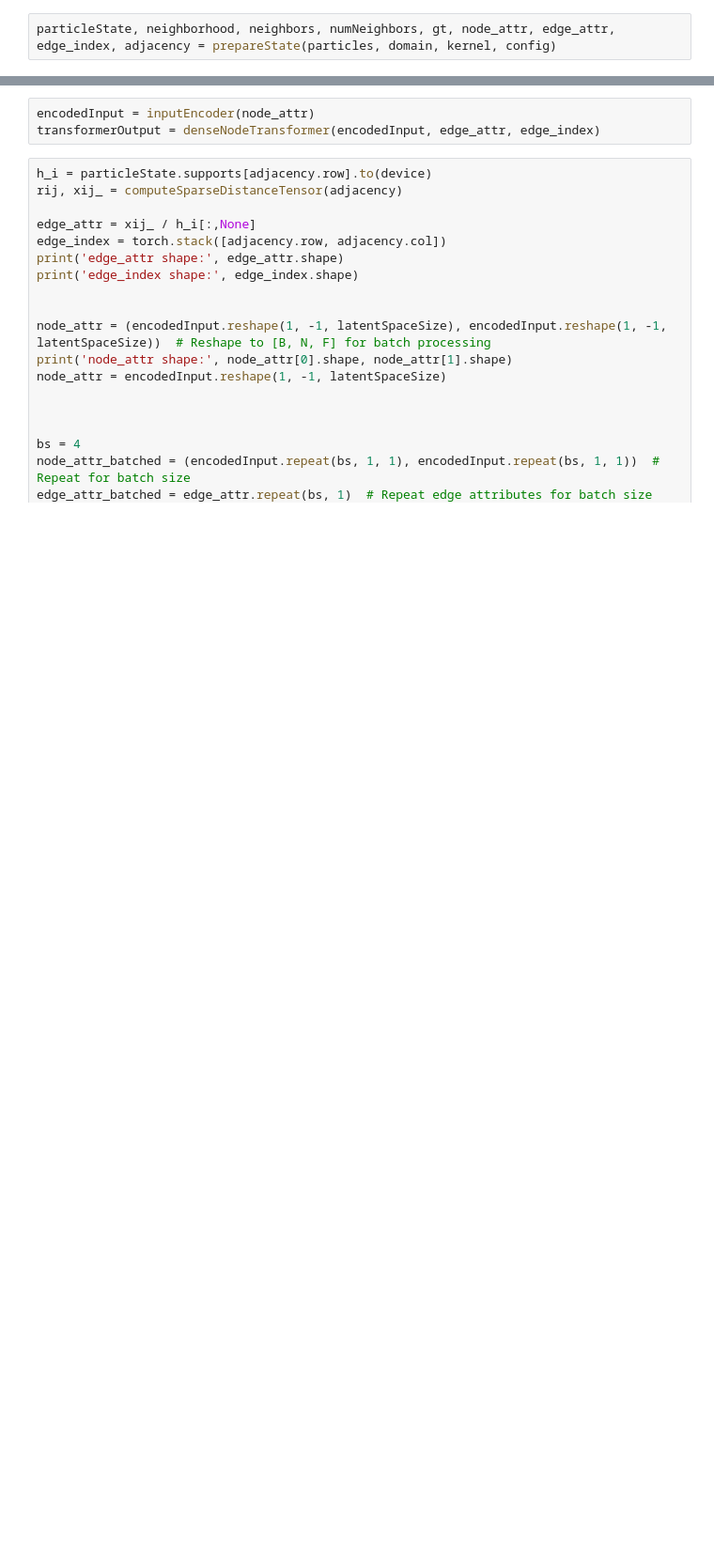
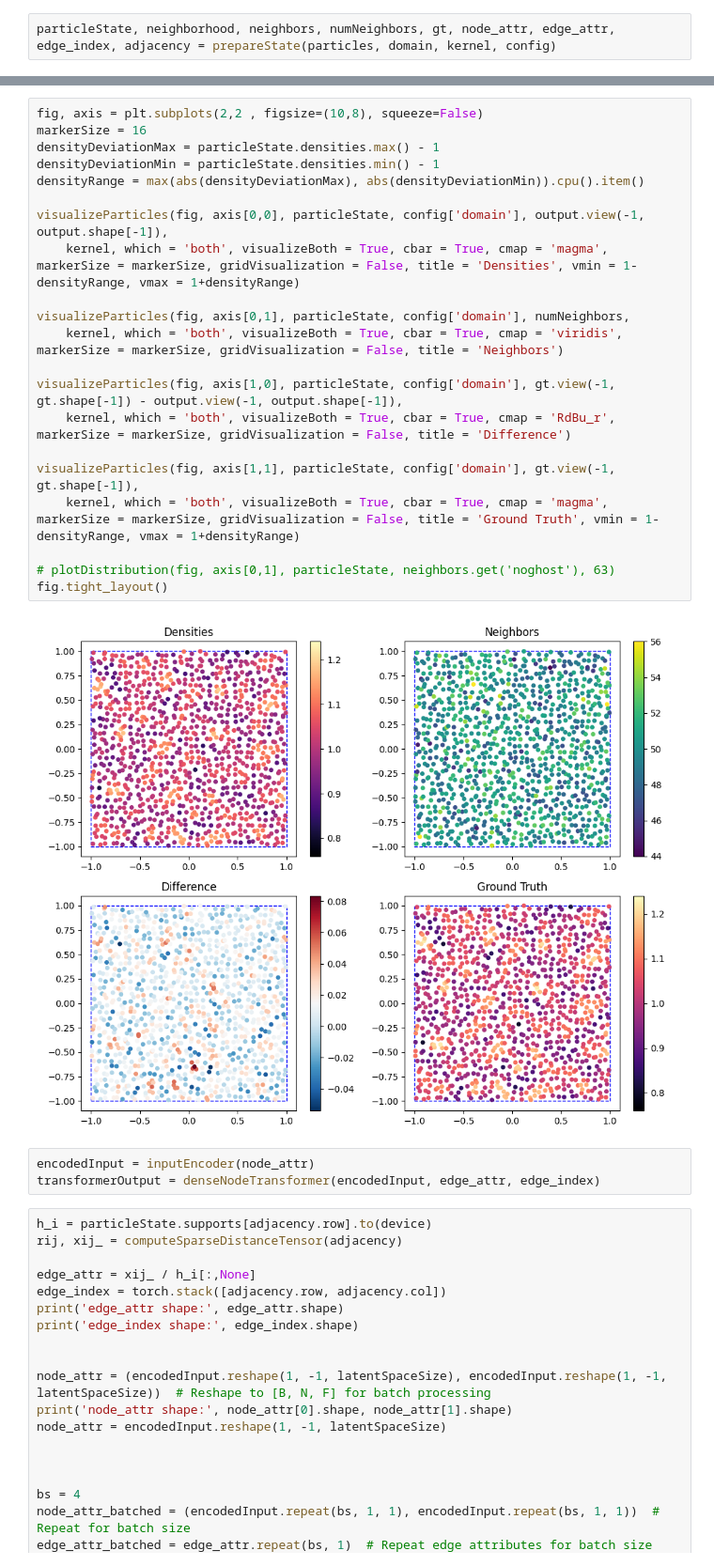
Before and after one commit to tum-pbs/diffSPH, a Jupyter notebook: transformers/GAT.ipynb, the cells around one changed output, grey strips where cells are left out. Shown at 94% size. Cells and saved outputs as stored; diff of their text form; blank space fills up the shorter version.

```diff
--- a/transformers/GAT.ipynb
+++ b/transformers/GAT.ipynb
@@ -199,3 +246,26 @@ fig.tight_layout()
+# %%
+fig, axis = plt.subplots(2,2 , figsize=(10,8), squeeze=False)
+markerSize = 16
+densityDeviationMax = particleState.densities.max() - 1
+densityDeviationMin = particleState.densities.min() - 1
+densityRange = max(abs(densityDeviationMax), abs(densityDeviationMin)).cpu().item()
+
+visualizeParticles(fig, axis[0,0], particleState, config['domain'], output.view(-1, output.shape[-1]),
+    kernel, which = 'both', visualizeBoth = True, cbar = True, cmap = 'magma', markerSize = markerSize, gridVisualization = False, title = 'Densities', vmin = 1-densityRange, vmax = 1+densityRange)
+
+visualizeParticles(fig, axis[0,1], particleState, config['domain'], numNeighbors,
+    kernel, which = 'both', visualizeBoth = True, cbar = True, cmap = 'viridis', markerSize = markerSize, gridVisualization = False, title = 'Neighbors')
+
+visualizeParticles(fig, axis[1,0], particleState, config['domain'], gt.view(-1, gt.shape[-1]) - output.view(-1, output.shape[-1]),
+    kernel, which = 'both', visualizeBoth = True, cbar = True, cmap = 'RdBu_r', markerSize = markerSize, gridVisualization = False, title = 'Difference')
+
+visualizeParticles(fig, axis[1,1], particleState, config['domain'], gt.view(-1, gt.shape[-1]),
+    kernel, which = 'both', visualizeBoth = True, cbar = True, cmap = 'magma', markerSize = markerSize, gridVisualization = False, title = 'Ground Truth', vmin = 1-densityRange, vmax = 1+densityRange)
+
+# plotDistribution(fig, axis[0,1], particleState, neighbors.get('noghost'), 63)
+fig.tight_layout()
+# %% [output]
+[figure, added]
 # %%
 encodedInput = inputEncoder(node_attr)
 transformerOutput = denseNodeTransformer(encodedInput, edge_attr, edge_index)
```
Also changed, not shown: parts of 12 cells of this notebook, 2 other files.
